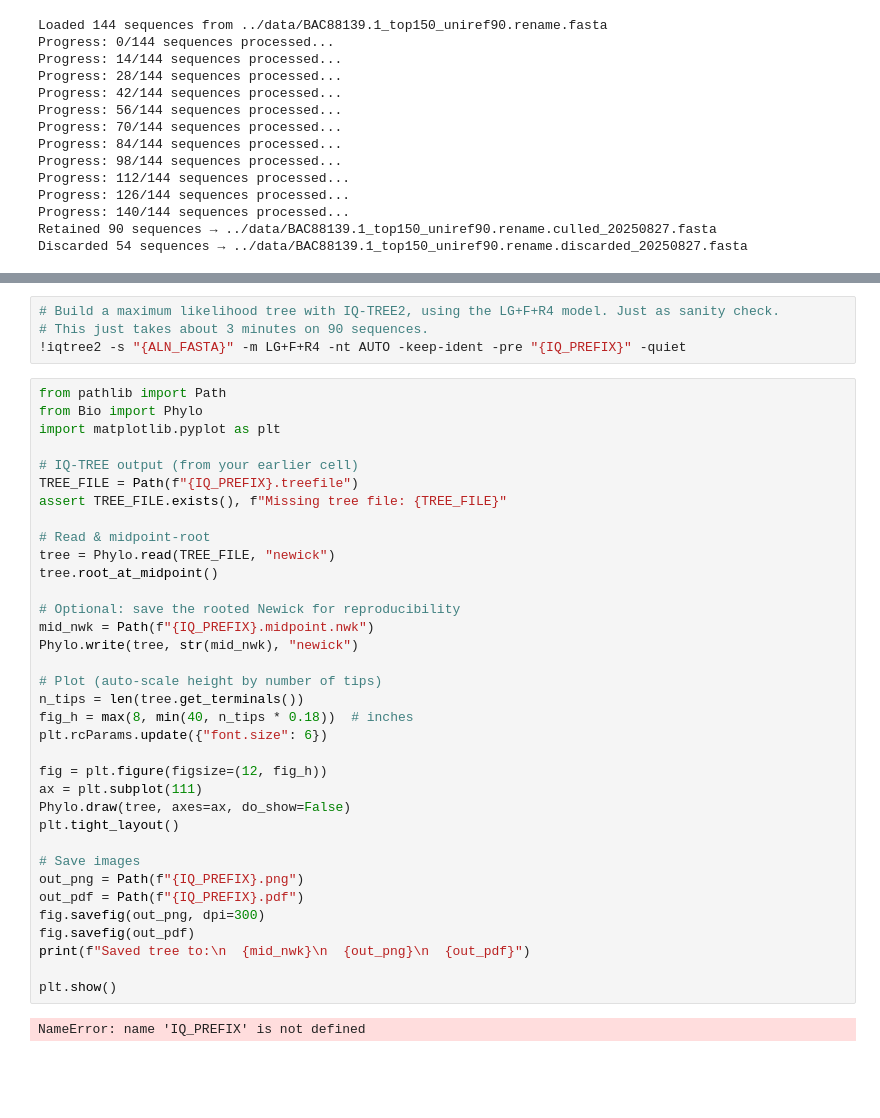
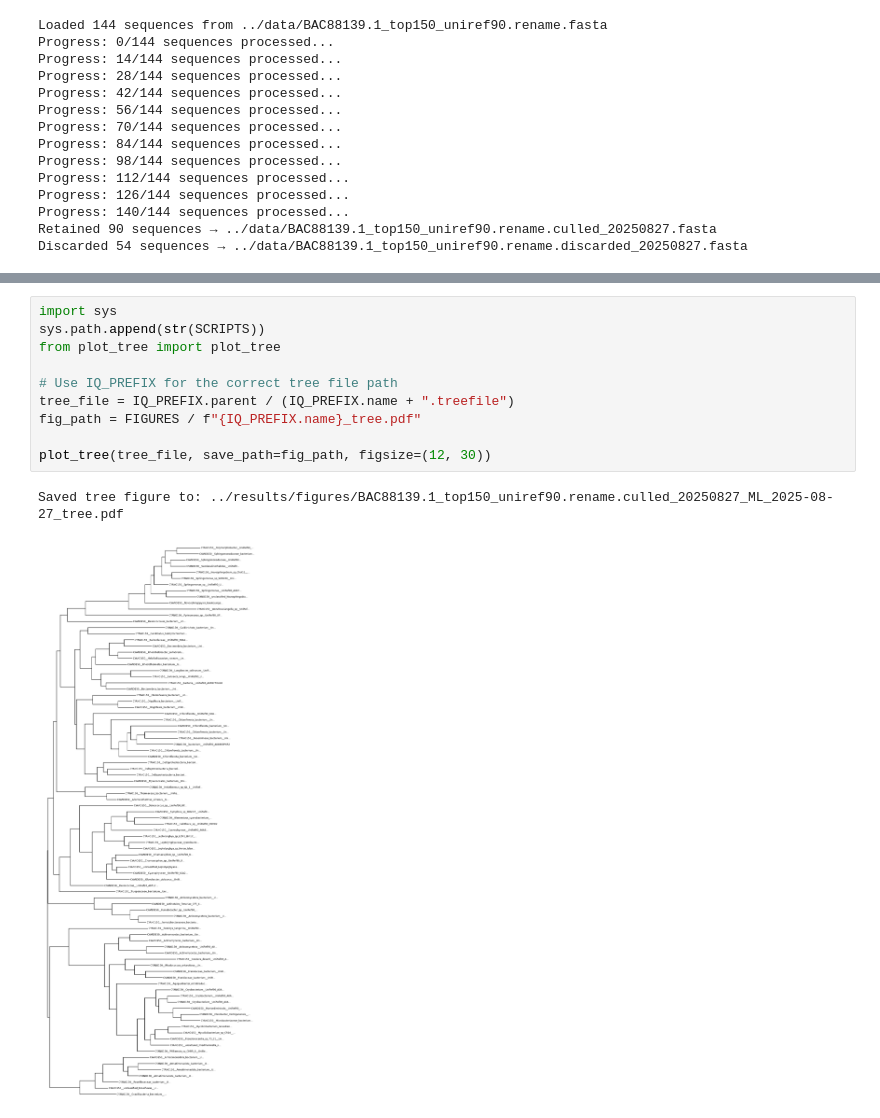
Before and after one commit to ucsb-oakley-lab/cyano_rhodopsins, a Jupyter notebook: notebooks/make_synthesis_seqs.ipynb, the cells around one changed output, grey strips where cells are left out. Cells and saved outputs as stored; diff of their text form; blank space fills up the shorter version.

Commit message:
Adding analyses through cyano tree into jupyter

```diff
--- a/notebooks/make_synthesis_seqs.ipynb
+++ b/notebooks/make_synthesis_seqs.ipynb
@@ -192,41 +131,13 @@ Aligned -> ../results/align/BAC88139.1_top150_uniref90.rename.culled_20250826_AL
 # %%
-# Build a maximum likelihood tree with IQ-TREE2, using the LG+F+R4 model. Just as sanity check.
-# This just takes about 3 minutes on 90 sequences.
-!iqtree2 -s "{ALN_FASTA}" -m LG+F+R4 -nt AUTO -keep-ident -pre "{IQ_PREFIX}" -quiet
+import sys
+sys.path.append(str(SCRIPTS))
+from plot_tree import plot_tree
+
+# Use IQ_PREFIX for the correct tree file path
+tree_file = IQ_PREFIX.parent / (IQ_PREFIX.name + ".treefile")
+fig_path = FIGURES / f"{IQ_PREFIX.name}_tree.pdf"
+
+plot_tree(tree_file, save_path=fig_path, figsize=(12, 30))
+# %% [output]
+Saved tree figure to: ../results/figures/BAC88139.1_top150_uniref90.rename.culled_20250827_ML_2025-08-27_tree.pdf
+[figure, added]
-# %%
-from pathlib import Path
-from Bio import Phylo
-import matplotlib.pyplot as plt
-
-# IQ-TREE output (from your earlier cell)
-TREE_FILE = Path(f"{IQ_PREFIX}.treefile")
-assert TREE_FILE.exists(), f"Missing tree file: {TREE_FILE}"
-
-# Read & midpoint-root
-tree = Phylo.read(TREE_FILE, "newick")
-tree.root_at_midpoint()
-
-# Optional: save the rooted Newick for reproducibility
-mid_nwk = Path(f"{IQ_PREFIX}.midpoint.nwk")
-Phylo.write(tree, str(mid_nwk), "newick")
-
-# Plot (auto-scale height by number of tips)
-n_tips = len(tree.get_terminals())
-fig_h = max(8, min(40, n_tips * 0.18))  # inches
-plt.rcParams.update({"font.size": 6})
-
-fig = plt.figure(figsize=(12, fig_h))
-ax = plt.subplot(111)
-Phylo.draw(tree, axes=ax, do_show=False)
-plt.tight_layout()
-
-# Save images
-out_png = Path(f"{IQ_PREFIX}.png")
-out_pdf = Path(f"{IQ_PREFIX}.pdf")
-fig.savefig(out_png, dpi=300)
-fig.savefig(out_pdf)
-print(f"Saved tree to:\n  {mid_nwk}\n  {out_png}\n  {out_pdf}")
-
-plt.show()
-# %% [output]
-NameError: name 'IQ_PREFIX' is not defined
```
Also changed, not shown: parts of 3 cells of this notebook, 3 other files.
